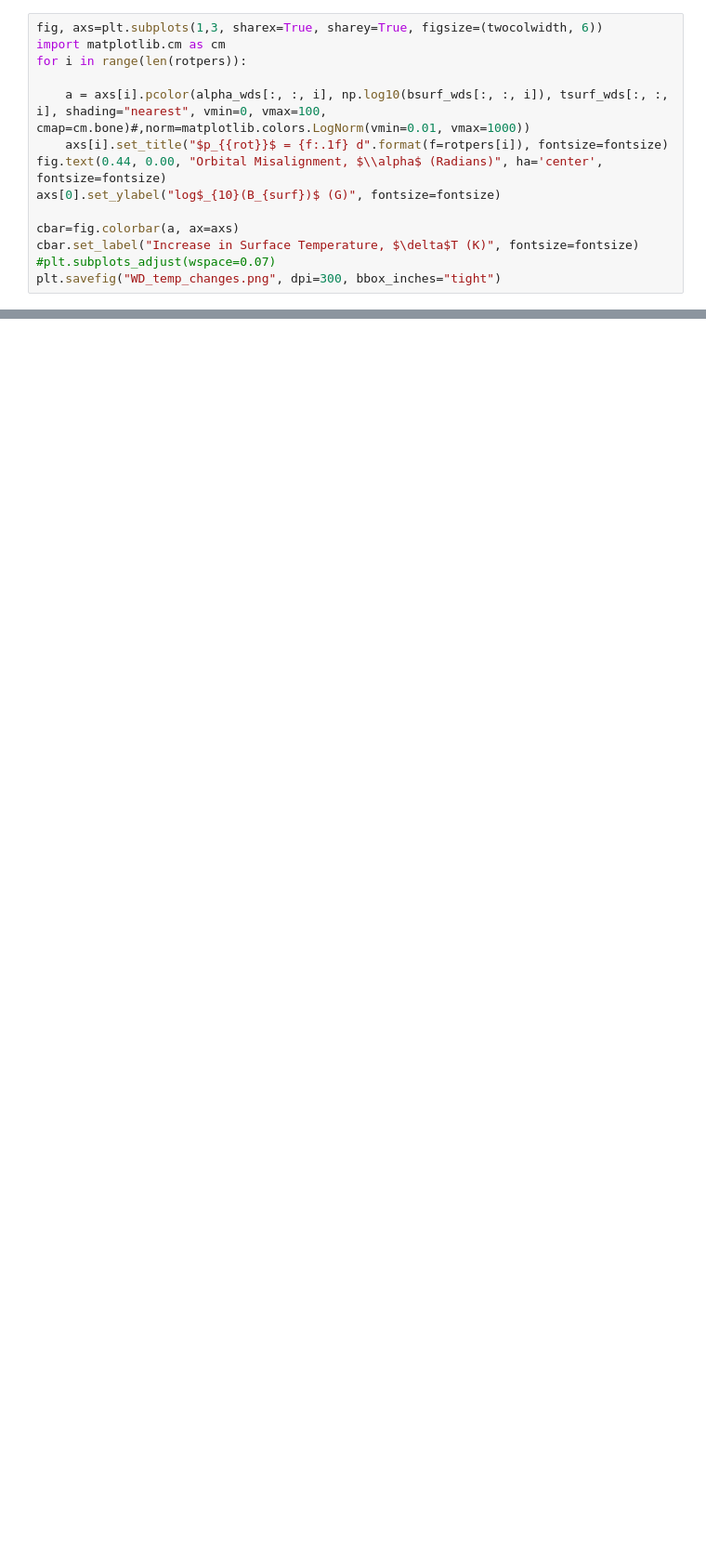
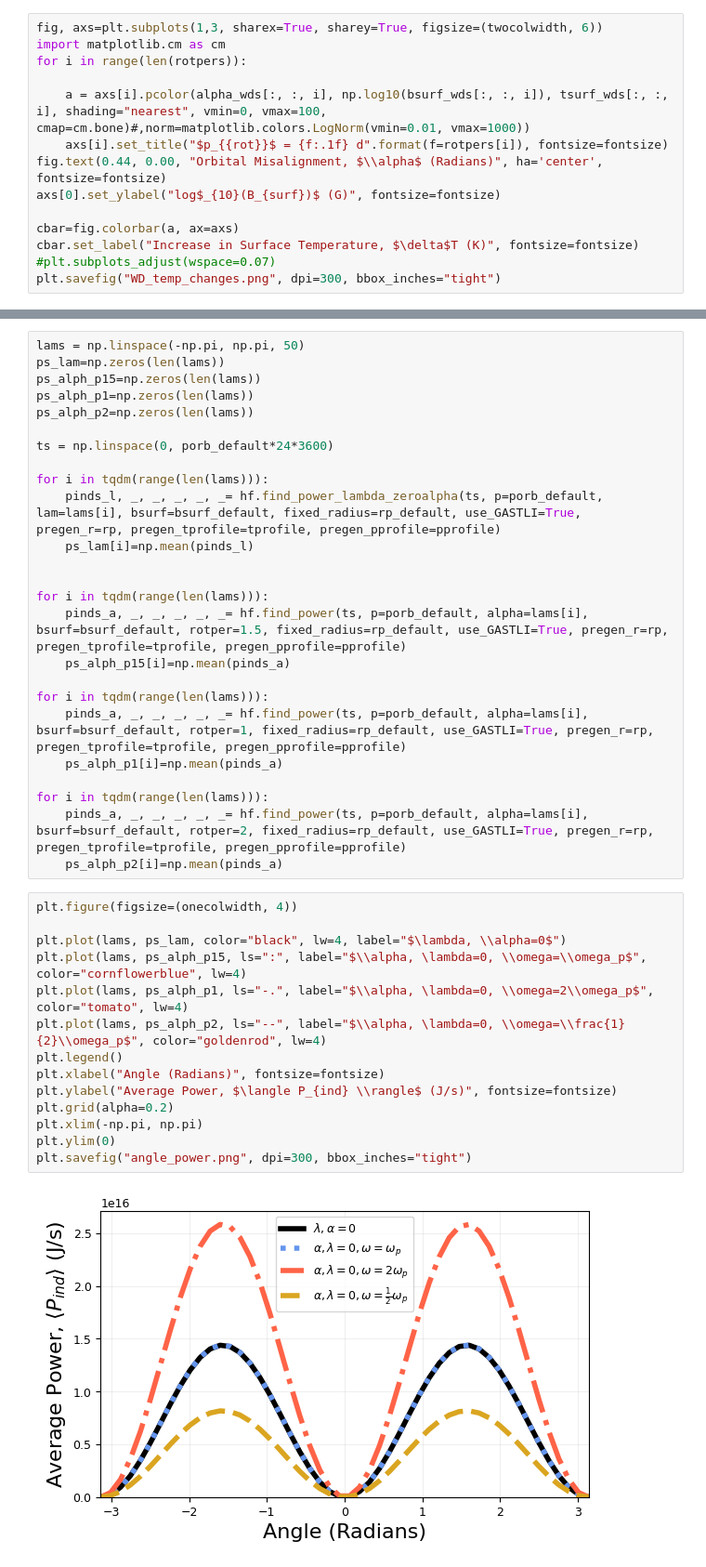
Before and after one commit to madisontbrady/ohmic_heating, a Jupyter notebook: atmospheric_heating_eccentric.ipynb, the cells around one changed output, grey strips where cells are left out. Shown at 93% size. Drawn from its saved outputs; the diff is of its cells as text; blank space fills up the shorter version.

```diff
--- a/atmospheric_heating_eccentric.ipynb
+++ b/atmospheric_heating_eccentric.ipynb
@@ -653,0 +656,41 @@ plt.subplots_adjust?
+# %%
+lams = np.linspace(-np.pi, np.pi, 50)
+ps_lam=np.zeros(len(lams))
+ps_alph_p15=np.zeros(len(lams))
+ps_alph_p1=np.zeros(len(lams))
+ps_alph_p2=np.zeros(len(lams))
+
+ts = np.linspace(0, porb_default*24*3600)
+
+for i in tqdm(range(len(lams))):
+    pinds_l, _, _, _, _, _= hf.find_power_lambda_zeroalpha(ts, p=porb_default, lam=lams[i], bsurf=bsurf_default, fixed_radius=rp_default, use_GASTLI=True, pregen_r=rp, pregen_tprofile=tprofile, pregen_pprofile=pprofile)
+    ps_lam[i]=np.mean(pinds_l)
+
+
+for i in tqdm(range(len(lams))):
+    pinds_a, _, _, _, _, _= hf.find_power(ts, p=porb_default, alpha=lams[i], bsurf=bsurf_default, rotper=1.5, fixed_radius=rp_default, use_GASTLI=True, pregen_r=rp, pregen_tprofile=tprofile, pregen_pprofile=pprofile)
+    ps_alph_p15[i]=np.mean(pinds_a)
+
+for i in tqdm(range(len(lams))):
+    pinds_a, _, _, _, _, _= hf.find_power(ts, p=porb_default, alpha=lams[i], bsurf=bsurf_default, rotper=1, fixed_radius=rp_default, use_GASTLI=True, pregen_r=rp, pregen_tprofile=tprofile, pregen_pprofile=pprofile)
+    ps_alph_p1[i]=np.mean(pinds_a)
+
+for i in tqdm(range(len(lams))):
+    pinds_a, _, _, _, _, _= hf.find_power(ts, p=porb_default, alpha=lams[i], bsurf=bsurf_default, rotper=2, fixed_radius=rp_default, use_GASTLI=True, pregen_r=rp, pregen_tprofile=tprofile, pregen_pprofile=pprofile)
+    ps_alph_p2[i]=np.mean(pinds_a)
+# %%
+plt.figure(figsize=(onecolwidth, 4))
+
+plt.plot(lams, ps_lam, color="black", lw=4, label="$\lambda, \\alpha=0$")
+plt.plot(lams, ps_alph_p15, ls=":", label="$\\alpha, \lambda=0, \\omega=\\omega_p$", color="cornflowerblue", lw=4)
+plt.plot(lams, ps_alph_p1, ls="-.", label="$\\alpha, \lambda=0, \\omega=2\\omega_p$", color="tomato", lw=4)
+plt.plot(lams, ps_alph_p2, ls="--", label="$\\alpha, \lambda=0, \\omega=\\frac{1}{2}\\omega_p$", color="goldenrod", lw=4)
+plt.legend()
+plt.xlabel("Angle (Radians)", fontsize=fontsize)
+plt.ylabel("Average Power, $\langle P_{ind} \\rangle$ (J/s)", fontsize=fontsize)
+plt.grid(alpha=0.2)
+plt.xlim(-np.pi, np.pi)
+plt.ylim(0)
+plt.savefig("angle_power.png", dpi=300, bbox_inches="tight")
+# %% [output]
+[figure, added]
```
Also changed, not shown: parts of 6 cells of this notebook, 1 other file.
